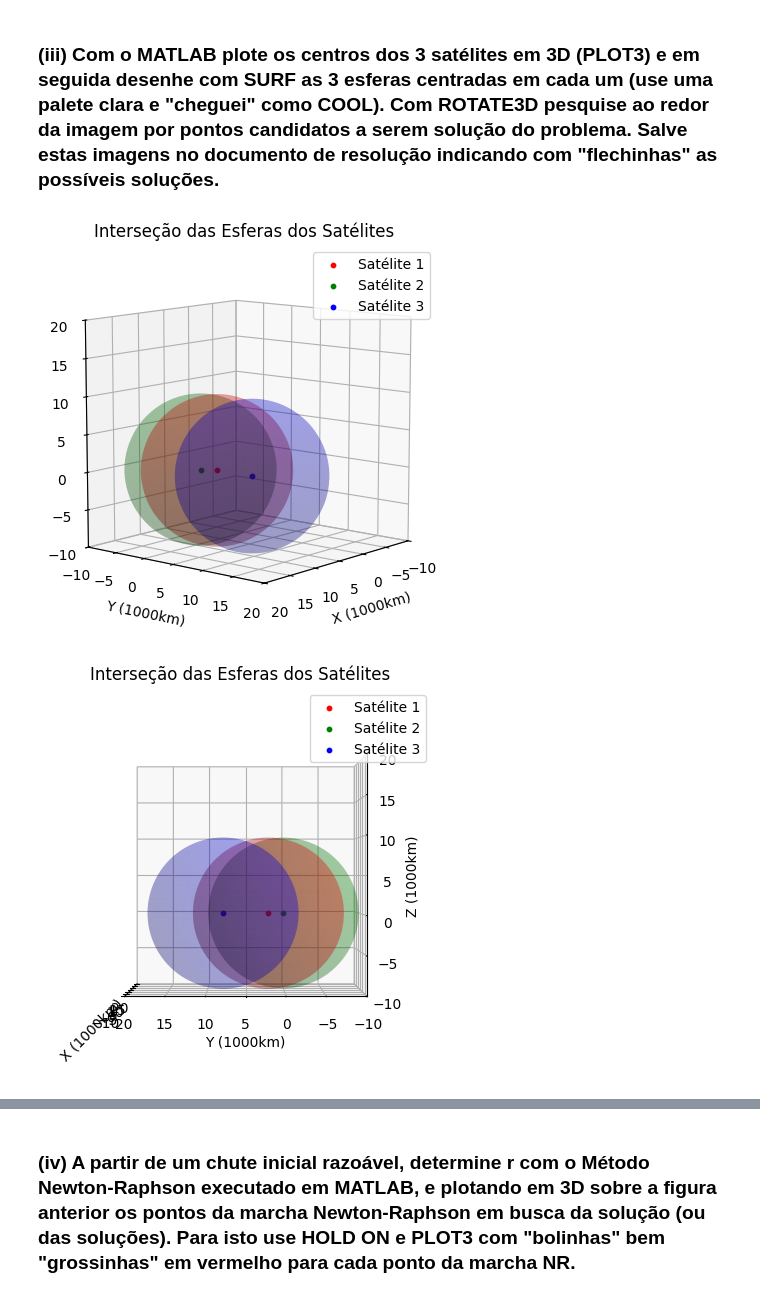
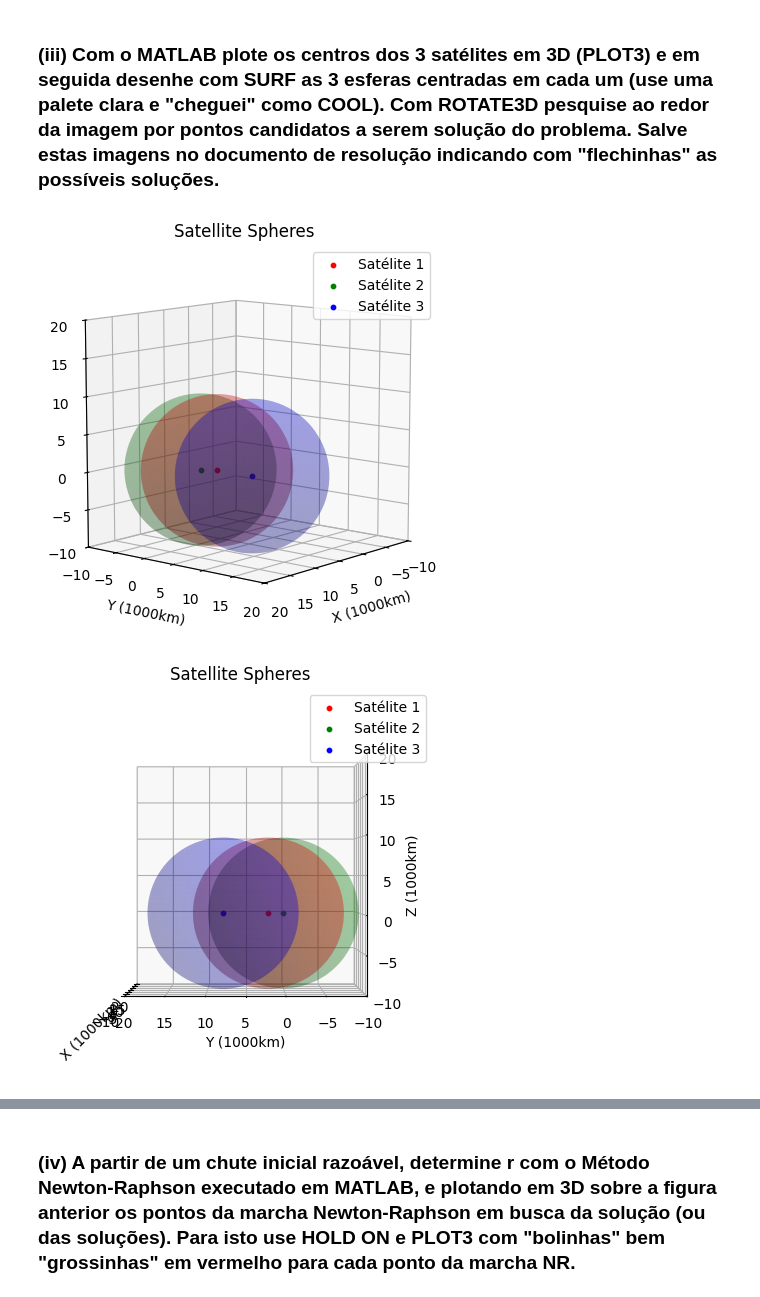
Before and after one commit to davibelo/EQE703_trabalho_1, a Jupyter notebook: res_questao_2.ipynb, the cells around one changed output, grey strips where cells are left out. Cells and saved outputs as stored; diff of their text form; code cells hidden in the pictures.

```diff
--- a/res_questao_2.ipynb
+++ b/res_questao_2.ipynb
@@ -107,49 +107,49 @@ import numpy as np
 import matplotlib.pyplot as plt
 from mpl_toolkits.mplot3d import Axes3D
 
-# Dados dos centros dos satélites
+# Satellites centers
 r1 = np.array([8, 2, 0])
 r2 = np.array([9, 0, 0])
 r3 = np.array([8, 8, 0])
 
-# Raio das esferas
+# Spheres radius
 R1 = 10
 R2 = 10
 R3 = 10
 
-# Criação da grade para a plotagem das esferas
+# Plot grid
 phi, theta = np.mgrid[0.0:2.0*np.pi:100j, 0.0:np.pi:50j]
 
-# Função para plotar a esfera
+# Function to plot sphere
 def plot_sphere(ax, center, radius, color):
     x = center[0] + radius * np.sin(theta) * np.cos(phi)
     y = center[1] + radius * np.sin(theta) * np.sin(phi)
     z = center[2] + radius * np.cos(theta)
     ax.plot_surface(x, y, z, color=color, alpha=0.2)
 
-# Criação da figura e dos eixos 3D
+# Figure creation
 fig = plt.figure(figsize=(5, 5))
 ax = fig.add_subplot(111, projection='3d')
 
-# Plotagem dos centros dos satélites
+# Plot satellites centers
 ax.scatter(r1[0], r1[1], r1[2], color='r', s=10, label='Satélite 1')
 ax.scatter(r2[0], r2[1], r2[2], color='g', s=10, label='Satélite 2')
 ax.scatter(r3[0], r3[1], r3[2], color='b', s=10, label='Satélite 3')
 
-# Plotagem das esferas
+# Plot spheres
 plot_sphere(ax, r1, R1, 'r')
 plot_sphere(ax, r2, R2, 'g')
 plot_sphere(ax, r3, R3, 'b')
 
-# Configurações do gráfico
+# Plot configuration
 ax.set_xlabel('X (1000km)')
 ax.set_ylabel('Y (1000km)')
 ax.set_zlabel('Z (1000km)')
-ax.set_title('Interseção das Esferas dos Satélites')
+ax.set_title('Satellite Spheres')
 ax.legend()
 
-# Ajuste de escala para melhor visualização
-ax.set_box_aspect([1,1,1])  # Igualar as escalas dos eixos
+# Scale adjust
+ax.set_box_aspect([1,1,1])  # equalizing axis scales
 ax.set_xlim([-10, 20])
 ax.set_ylim([-10, 20])
 ax.set_zlim([-10, 20])
@@ -157,37 +157,37 @@ ax.view_init(elev=10, azim=40)  # Adjust azimuth to move plot left/right
 
 plt.show()
 # %% [output]
-[figure, old version]
+[figure, new version]
 # %%
-# Criação da figura e dos eixos 3D
+# Figure creation
 fig = plt.figure(figsize=(5, 5))
 ax = fig.add_subplot(111, projection='3d')
 
-# Plotagem dos centros dos satélites
+# Plot satellites centers
 ax.scatter(r1[0], r1[1], r1[2], color='r', s=10, label='Satélite 1')
 ax.scatter(r2[0], r2[1], r2[2], color='g', s=10, label='Satélite 2')
 ax.scatter(r3[0], r3[1], r3[2], color='b', s=10, label='Satélite 3')
 
-# Plotagem das esferas
+# Plot spheres
 plot_sphere(ax, r1, R1, 'r')
 plot_sphere(ax, r2, R2, 'g')
 plot_sphere(ax, r3, R3, 'b')
 
-# Configurações do gráfico
+# Plot configuration
 ax.set_xlabel('X (1000km)')
 ax.set_ylabel('Y (1000km)')
 ax.set_zlabel('Z (1000km)')
-ax.set_title('Interseção das Esferas dos Satélites')
+ax.set_title('Satellite Spheres')
 ax.legend()
 
-# Ajuste de escala para melhor visualização
-ax.set_box_aspect([1,1,1])  # Igualar as escalas dos eixos
+# Scale adjust
+ax.set_box_aspect([1,1,1])  # equalizing axis scales
 ax.set_xlim([-10, 20])
 ax.set_ylim([-10, 20])
 ax.set_zlim([-10, 20])
 ax.view_init(elev=0, azim=180)  # Adjust azimuth to move plot left/right
 
 plt.show()
 # %% [output]
-[figure, old version]
+[figure, new version]
 # %%
```
Also changed, not shown: parts of 4 cells of this notebook.
